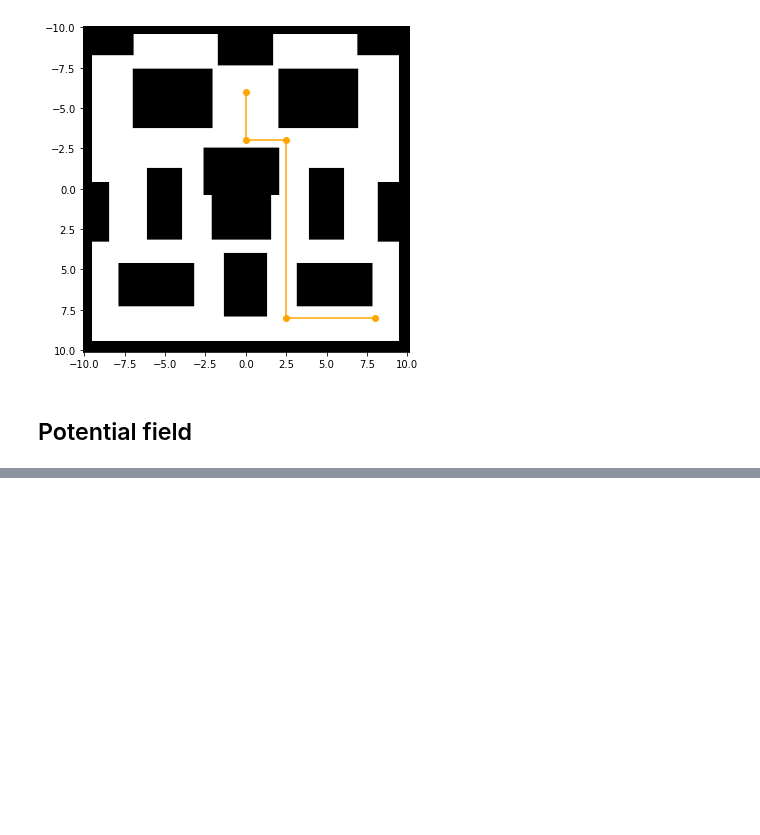
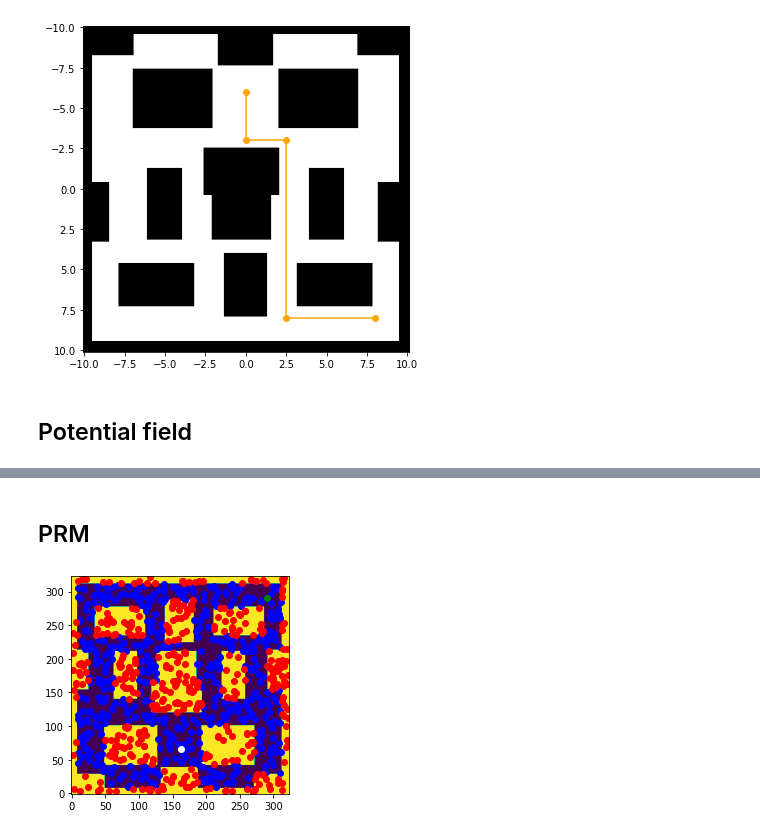
Before and after one commit to LegoYoda112/DESE61007, a Jupyter notebook: coursework_2/coursework2.ipynb, the cells around one changed output, grey strips where cells are left out. Drawn from its saved outputs; the diff is of its cells as text; code cells hidden in the pictures; blank space fills up the shorter version.

```diff
--- a/coursework_2/coursework2.ipynb
+++ b/coursework_2/coursework2.ipynb
@@ -572,18 +578,22 @@ plt.quiver(X, Y, POS[:, 0], -POS[:, 1], color = "lightgreen")
 # %%
 reload_planner()
 
-dt = 0.2
+dt = 0.1
 
 planner.deniro_position = np.copy(initial_position)
 
 PATH = []
 
-for t in np.arange(0, 50, dt):
-    vref, done = planner.potential_field()[:]
+for t in np.arange(0, 30, dt):
+    vref, done = planner.potential_field()[:2]
 
     planner.deniro_position += vref * dt
 
     PATH.append(np.copy(planner.deniro_position))
+
+    if done:
+        break
+        print("reached goal")
 
 PATH = np.array(PATH)
 
@@ -600,0 +608,9 @@ array([7.98863544, 8.01472882])
+# %% [markdown]
+## PRM
+# %%
+reload_planner()
+
+# Test generating random points
+points = planner.generate_random_points(500)
+# %% [output]
+[figure, added]
```
Also changed, not shown: parts of 7 cells of this notebook.
